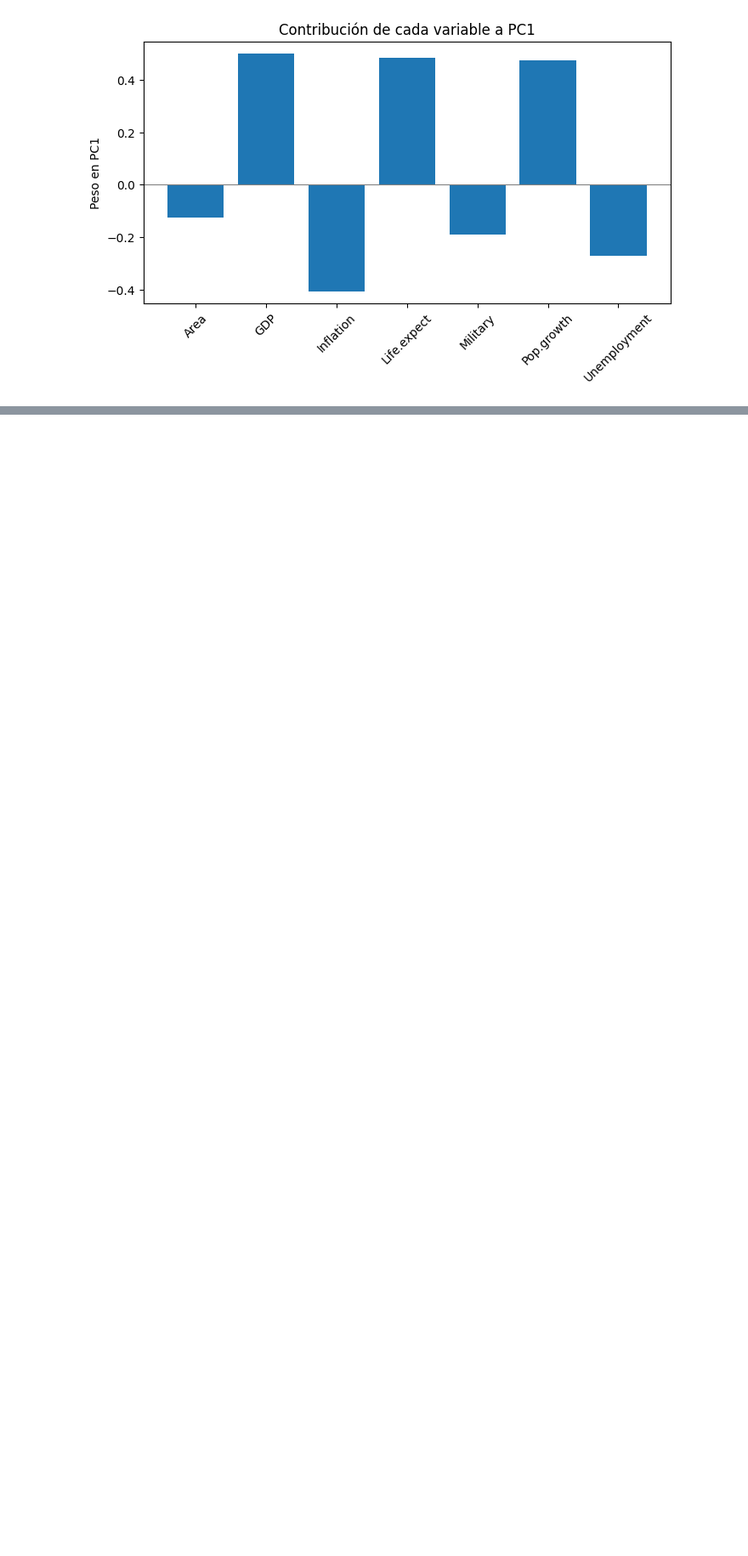
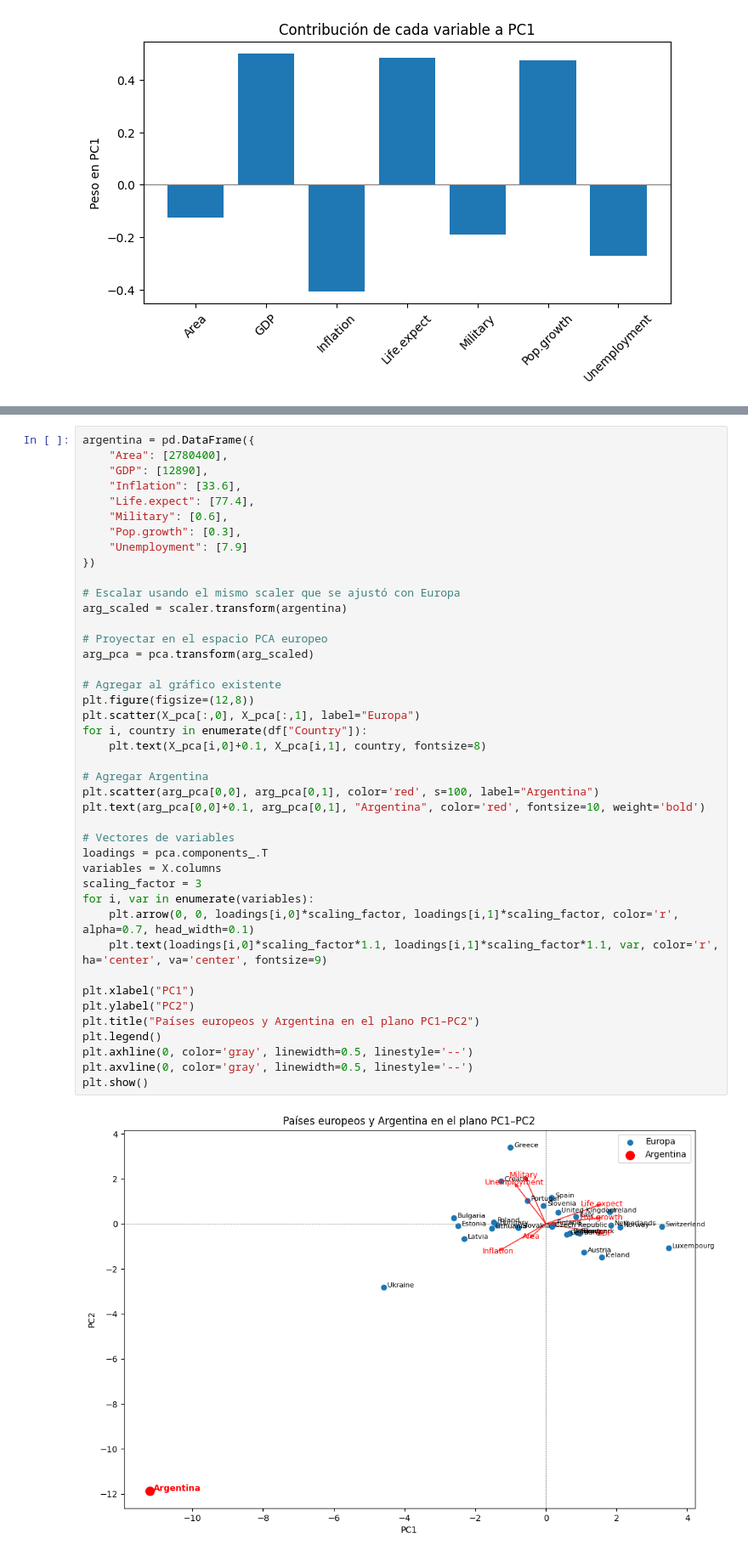
Before and after one commit to Mpretel/SIA-25Q2, a Jupyter notebook: sia-tp4-master/ejPCA.ipynb, the cells around one changed output, grey strips where cells are left out. Shown: that part at 85% size. Drawn from its saved outputs; the diff is of its cells as text; blank space fills up the shorter version.

Commit message:
Update PCA - europe+arg visualization

```diff
--- a/sia-tp4-master/ejPCA.ipynb
+++ b/sia-tp4-master/ejPCA.ipynb
@@ -118,0 +121,44 @@ Unemployment -0.244662
+# %%
+argentina = pd.DataFrame({
+    "Area": [2780400],
+    "GDP": [12890],
+    "Inflation": [33.6],
+    "Life.expect": [77.4],
+    "Military": [0.6],
+    "Pop.growth": [0.3],
+    "Unemployment": [7.9]
+})
+
+# Escalar usando el mismo scaler que se ajustó con Europa
+arg_scaled = scaler.transform(argentina)
+
+# Proyectar en el espacio PCA europeo
+arg_pca = pca.transform(arg_scaled)
+
+# Agregar al gráfico existente
+plt.figure(figsize=(12,8))
+plt.scatter(X_pca[:,0], X_pca[:,1], label="Europa")
+for i, country in enumerate(df["Country"]):
+    plt.text(X_pca[i,0]+0.1, X_pca[i,1], country, fontsize=8)
+
+# Agregar Argentina
+plt.scatter(arg_pca[0,0], arg_pca[0,1], color='red', s=100, label="Argentina")
+plt.text(arg_pca[0,0]+0.1, arg_pca[0,1], "Argentina", color='red', fontsize=10, weight='bold')
+
+# Vectores de variables
+loadings = pca.components_.T
+variables = X.columns
+scaling_factor = 3
+for i, var in enumerate(variables):
+    plt.arrow(0, 0, loadings[i,0]*scaling_factor, loadings[i,1]*scaling_factor, color='r', alpha=0.7, head_width=0.1)
+    plt.text(loadings[i,0]*scaling_factor*1.1, loadings[i,1]*scaling_factor*1.1, var, color='r', ha='center', va='center', fontsize=9)
+
+plt.xlabel("PC1")
+plt.ylabel("PC2")
+plt.title("Países europeos y Argentina en el plano PC1–PC2")
+plt.legend()
+plt.axhline(0, color='gray', linewidth=0.5, linestyle='--')
+plt.axvline(0, color='gray', linewidth=0.5, linestyle='--')
+plt.show()
+# %% [output]
+[figure, added]
```
Also changed, not shown: parts of 3 cells of this notebook, 1 other file.
